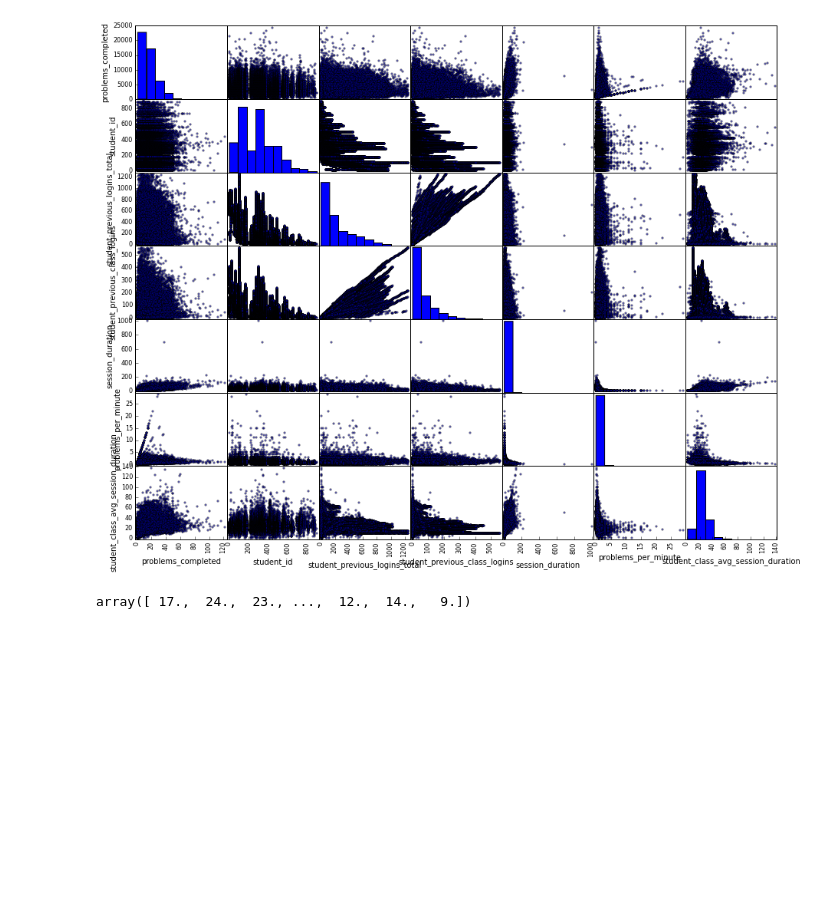
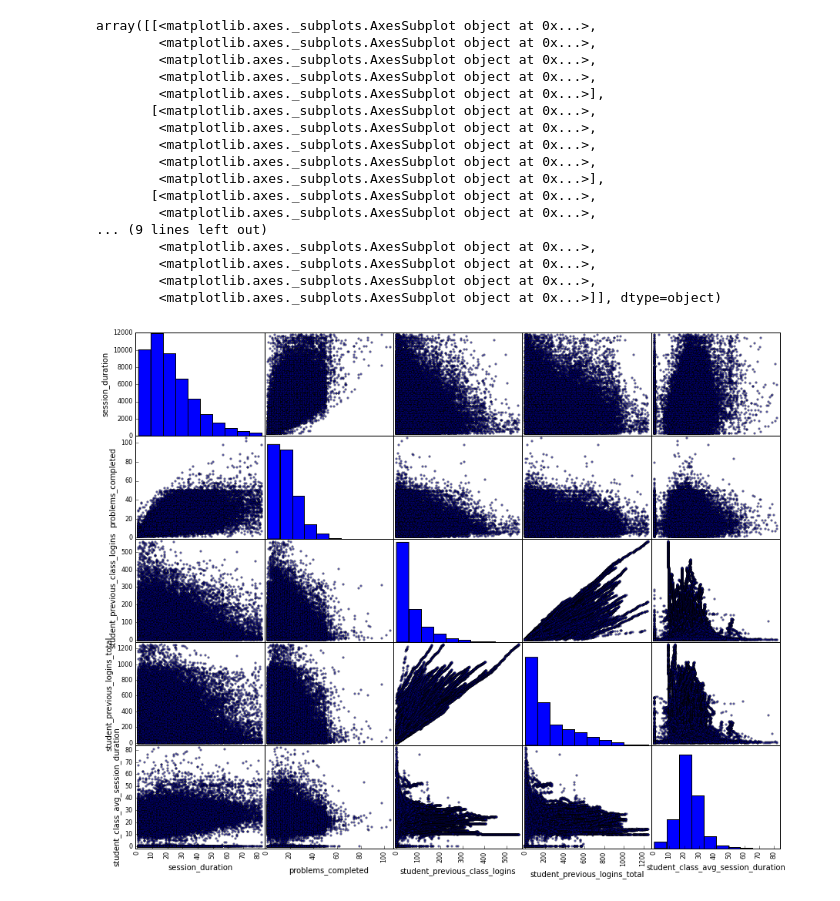
Before and after one commit to regabi/DAT_SF_10, a Jupyter notebook: Labs/Lab6/Lab6.remi.ipynb, the cells around one changed output. Cells and saved outputs as stored; diff of their text form; code cells hidden in the pictures; blank space fills up the shorter version.

```diff
--- a/Labs/Lab6/Lab6.remi.ipynb
+++ b/Labs/Lab6/Lab6.remi.ipynb
@@ -117,0 +19,3 @@ student_logins['problems_per_minute'] = student_logins['problems_completed'] / s
+# %%
+# exclude logins where session_duration are beyond 99th percentile
+student_logins = student_logins[student_logins['session_duration'] < student_logins['session_duration'].quantile(0.99)]
@@ -126,6 +36,9 @@ student_logins.head()
 | 41417 | 2013-08-08 10:57:00 | 2013-08-08 11:08:00 | a | 5 | 1 | 2012-10-11 | ... |
 | 21502 | 2013-01-05 16:28:00 | 2013-01-05 16:52:00 | a | 16 | 1 | 2012-03-10 | ... |
 # %%
+# Loops through every row to add feature "student_class_avg_session_duration"
+# It is the sum of previous sessions for the user in a particular class
+
 row_count = 0
 previous_student_id = 0
 previous_class_id = 0
@@ -143,18 +56,30 @@ for df_index, row in student_logins.iterrows():
         previous_student_id = row['student_id']
         previous_class_id = row['class_id']
 
-    total_minutes_in_class  += row['session_duration']
-    total_sessions_in_class += 1
-    historical_minutes_per_session = total_minutes_in_class / total_sessions_in_class
-#     print("minutes: {0}; session: {1}; avg: {2}".format(total_minutes_in_class, total_sessions_in_class, historical_minutes_per_session))
-    student_class_avg_session_duration.append(historical_minutes_per_session)
+    user_changed = row['student_id'] != previous_student_id or row['class_id'] != previous_class_id
 
-    if row['student_id'] != previous_student_id or row['class_id'] != previous_class_id:
+    if user_changed:
 #         print("\nStudent/Class changed to: {0}/{1}".format(row['student_id'], row['class_id']))
         previous_student_id = row['student_id']
         previous_class_id = row['class_id']
+        historical_minutes_per_session = 0
         total_minutes_in_class = 0
         total_sessions_in_class = 0
+    else:
+        if total_sessions_in_class == 0:
+            historical_minutes_per_session = 0
+        else:
+            historical_minutes_per_session = total_minutes_in_class / total_sessions_in_class
+
+    student_class_avg_session_duration.append(historical_minutes_per_session)
+
+    total_minutes_in_class  += row['session_duration']
+    total_sessions_in_class += 1
+
+#     print("minutes: {0}; session: {1}; avg: {2}".format(total_minutes_in_class, total_sessions_in_class, historical_minutes_per_session))
+
+
+student_logins['student_class_avg_session_duration'] = student_class_avg_session_duration
 # %%
 student_class_avg_session_duration
 # %% [output]
@@ -218,6 +123,0 @@ pandas.core.groupby.DataFrameGroupBy
-# %%
-# student_logins['session_start_time'].date
-# student_logins.apply(lambda row: row['session_start_time'].date)
-
-student_logins["session_start_date"] = map(lambda dt: dt.date(), student_logins["session_start_time"])
-student_logins.head()
@@ -255,3 +123,0 @@ pandas.tseries.resample.TimeGrouper
-# %%
-student_logins_grouped_by_day = student_logins.set_index('session_start_time').groupby(pd.TimeGrouper('1D'))
-student_logins_grouped_by_day.size().plot(figsize=(14, 6))
@@ -305,5 +150,23 @@ KeyError: "['session_start_hour' 'session_start_dayofweek'] not in index"
 # %%
 from pandas.tools.plotting import scatter_matrix
-scat = scatter_matrix(student_logins, figsize = (15,12))
+
+scatter_matrix(student_logins[['session_duration', 'problems_completed', 'student_previous_class_logins', 'student_previous_logins_total', 'student_class_avg_session_duration']], figsize = (15,12))
 # %% [output]
+array([[<matplotlib.axes._subplots.AxesSubplot object at 0x...>,
+        <matplotlib.axes._subplots.AxesSubplot object at 0x...>,
+        <matplotlib.axes._subplots.AxesSubplot object at 0x...>,
+        <matplotlib.axes._subplots.AxesSubplot object at 0x...>,
+        <matplotlib.axes._subplots.AxesSubplot object at 0x...>],
+       [<matplotlib.axes._subplots.AxesSubplot object at 0x...>,
+        <matplotlib.axes._subplots.AxesSubplot object at 0x...>,
+        <matplotlib.axes._subplots.AxesSubplot object at 0x...>,
+        <matplotlib.axes._subplots.AxesSubplot object at 0x...>,
+        <matplotlib.axes._subplots.AxesSubplot object at 0x...>],
+       [<matplotlib.axes._subplots.AxesSubplot object at 0x...>,
+        <matplotlib.axes._subplots.AxesSubplot object at 0x...>,
+... (9 lines left out)
+        <matplotlib.axes._subplots.AxesSubplot object at 0x...>,
+        <matplotlib.axes._subplots.AxesSubplot object at 0x...>,
+        <matplotlib.axes._subplots.AxesSubplot object at 0x...>,
+        <matplotlib.axes._subplots.AxesSubplot object at 0x...>]], dtype=object)
-[figure, old version]
+[figure, new version]
@@ -319,4 +172,0 @@ results = sm.OLS(y, X).fit()
-# %%
-y
-# %% [output]
-array([ 17.,  24.,  23., ...,  12.,  14.,   9.])
```
Also changed, not shown: parts of 50 cells of this notebook, 3 other files.
